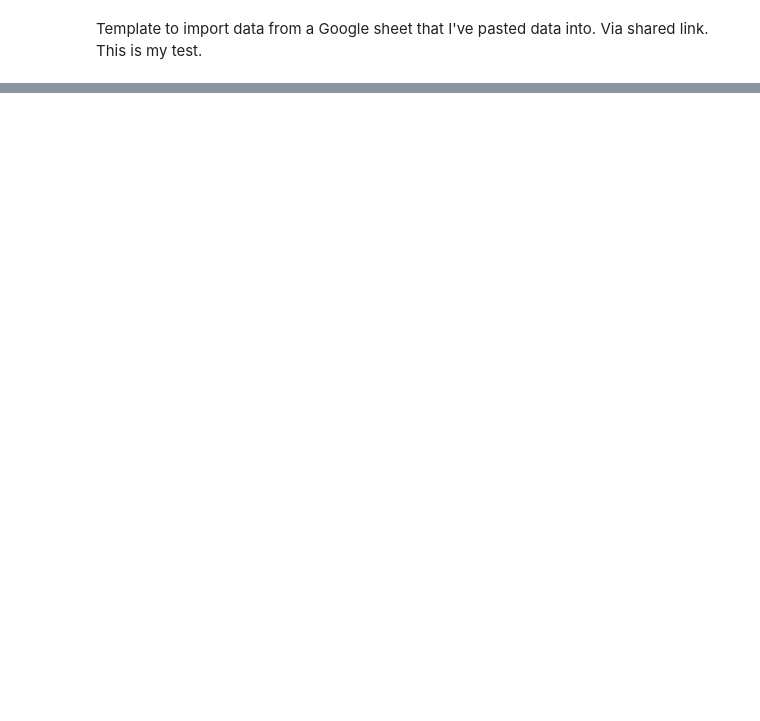
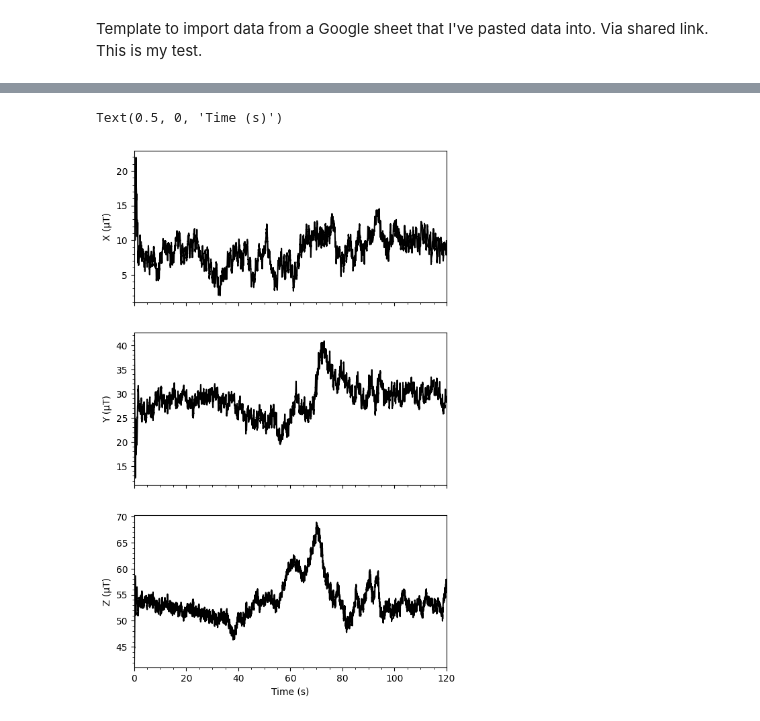
Before and after one commit to dave-heslop74/APA, a Jupyter notebook: Plotting_test_Phyphox.ipynb, the cells around one changed output, grey strips where cells are left out. Cells and saved outputs as stored; diff of their text form; code cells hidden in the pictures; blank space fills up the shorter version.

```diff
--- a/Plotting_test_Phyphox.ipynb
+++ b/Plotting_test_Phyphox.ipynb
@@ -80,0 +76,23 @@ array(['Time (s)', '0.00645808', '0.01643808', '0.02641808', '0.03639708',
+# %%
+fig, ax = plt.subplots(3,1,figsize=(6, 10),sharex=True)
+
+ax[0].plot(df['Time (s)'],df['X (µT)'],'k')
+ax[0].set_ylabel('X (µT)')
+#ax[0].set_ylim([45,70])
+ax[0].minorticks_on()
+
+ax[1].plot(df['Time (s)'],df['Y (µT)'],'k')
+ax[1].set_ylabel('Y (µT)')
+#ax[1].set_ylim([45,70])
+ax[1].minorticks_on()
+
+ax[2].plot(df['Time (s)'],df['Z (µT)'],'k')
+ax[2].set_ylabel('Z (µT)')
+#ax[2].set_ylim([45,70])
+ax[2].minorticks_on()
+
+ax[2].set_xlim([0,120])
+ax[2].set_xlabel('Time (s)')
+# %% [output]
+Text(0.5, 0, 'Time (s)')
+[figure, added]
```
Also changed, not shown: parts of 7 cells of this notebook.
